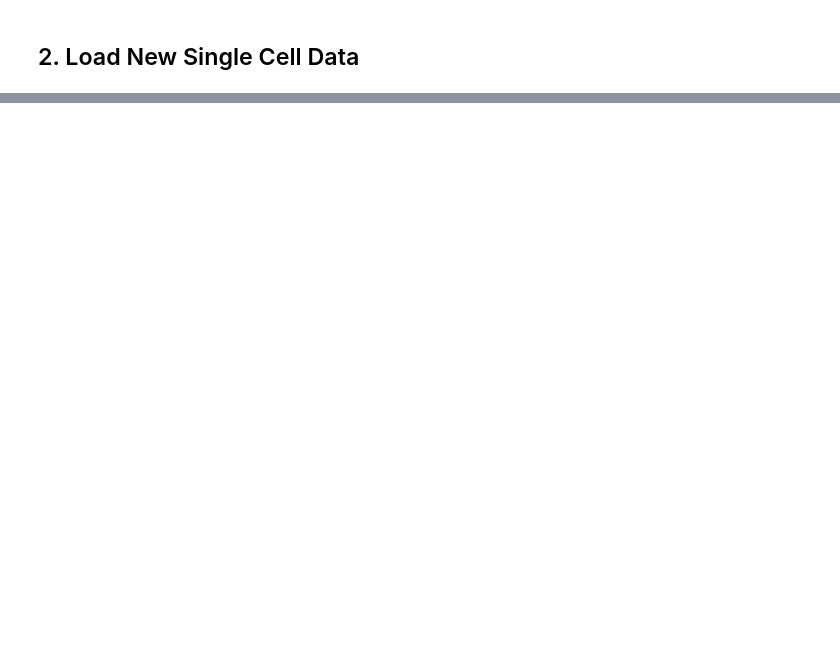
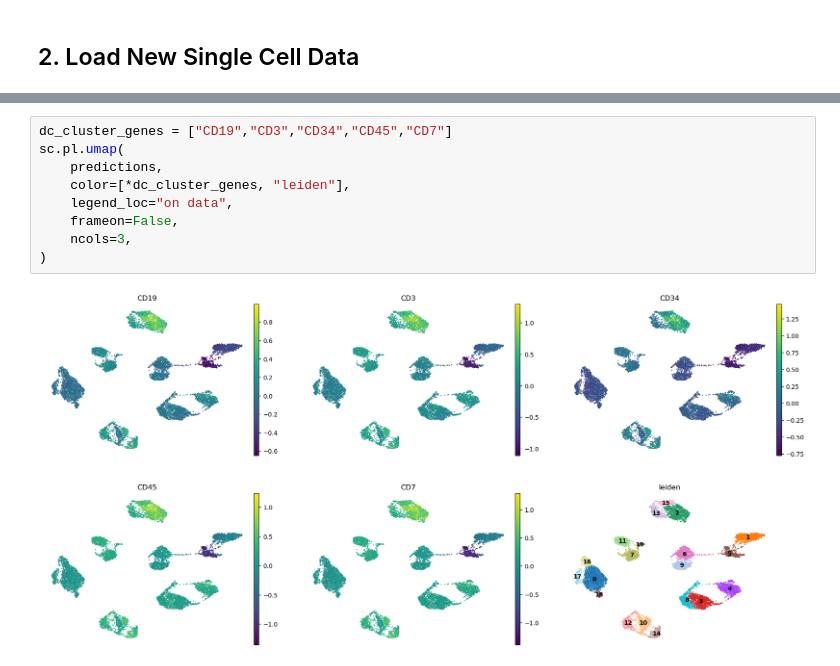
Before and after one commit to SreeSatyaGit/DeepOMAPNet, a Jupyter notebook: Tutorials/Test.ipynb, the cells around one changed output, grey strips where cells are left out. Drawn from its saved outputs; the diff is of its cells as text; blank space fills up the shorter version.

```diff
--- a/Tutorials/Test.ipynb
+++ b/Tutorials/Test.ipynb
@@ -975,0 +462,11 @@ accuracy_report = generate_accuracy_report(
+# %%
+dc_cluster_genes = ["CD19","CD3","CD34","CD45","CD7"]
+sc.pl.umap(
+    predictions,
+    color=[*dc_cluster_genes, "leiden"],
+    legend_loc="on data",
+    frameon=False,
+    ncols=3,
+)
+# %% [output]
+[figure, added]
```
Also changed, not shown: parts of 39 cells of this notebook, 5 other files.
